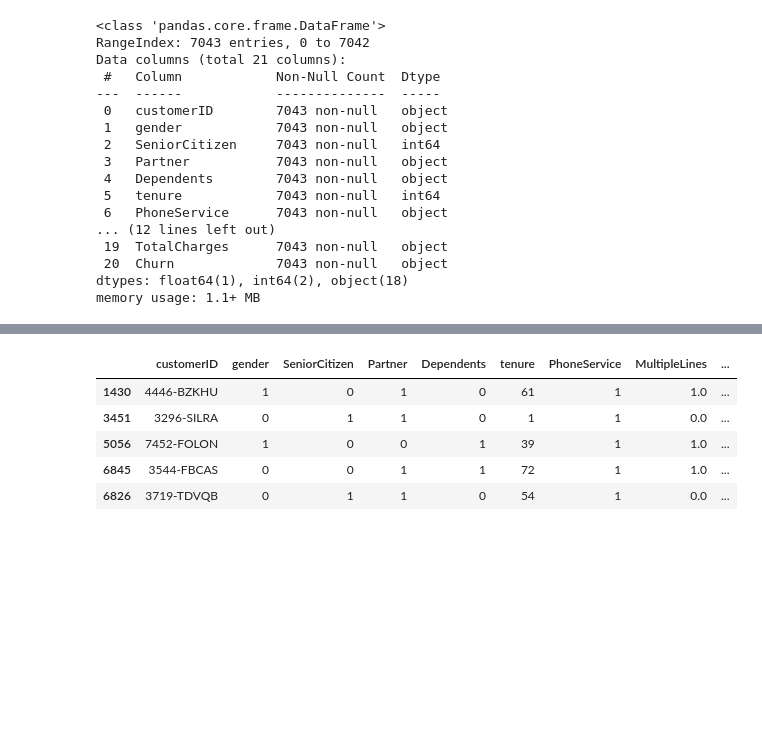
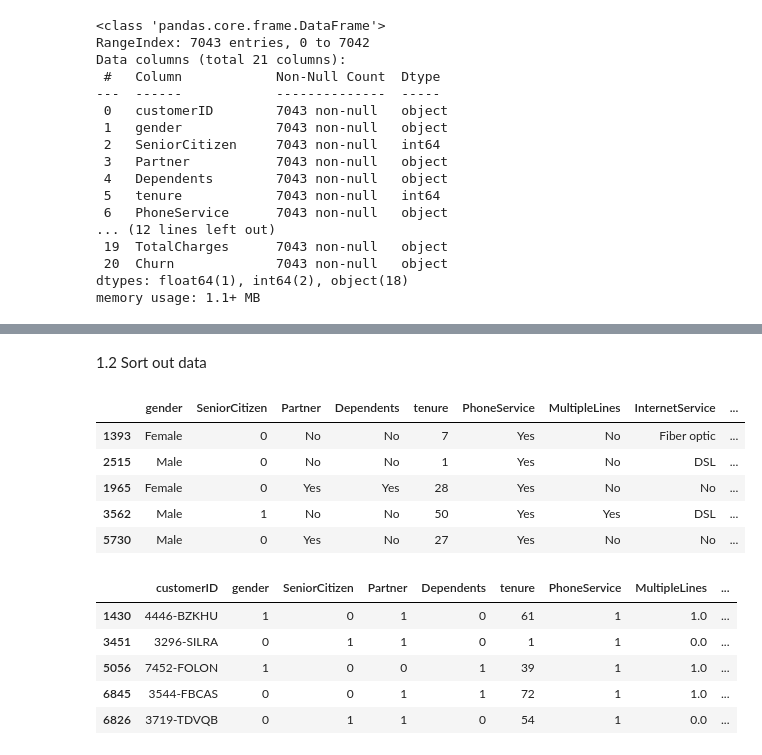
Before and after one commit to xiangivyli/data-science-portfolio, a Jupyter notebook: BT Customer Churn Prediction/BT_Customer_Churn_Prediction.ipynb, the cells around one changed output, grey strips where cells are left out. Cells and saved outputs as stored; diff of their text form; code cells hidden in the pictures; blank space fills up the shorter version.

```diff
--- a/BT Customer Churn Prediction/BT_Customer_Churn_Prediction.ipynb
+++ b/BT Customer Churn Prediction/BT_Customer_Churn_Prediction.ipynb
@@ -54,0 +72,13 @@ memory usage: 1.1+ MB
+# %% [markdown]
+1.2 Sort out data
+# %%
+# drop customerID
+df_customer.drop('customerID', axis = 'columns', inplace = True)
+df_customer.sample(5)
+# %% [output]
+|  | gender | SeniorCitizen | Partner | Dependents | tenure | PhoneService | MultipleLines | InternetService | ... |
+| 1393 | Female | 0 | No | No | 7 | Yes | No | Fiber optic | ... |
+| 2515 | Male | 0 | No | No | 1 | Yes | No | DSL | ... |
+| 1965 | Female | 0 | Yes | Yes | 28 | Yes | No | No | ... |
+| 3562 | Male | 1 | No | No | 50 | Yes | Yes | DSL | ... |
+| 5730 | Male | 0 | Yes | No | 27 | Yes | No | No | ... |
```
Also changed, not shown: parts of 7 cells of this notebook.
